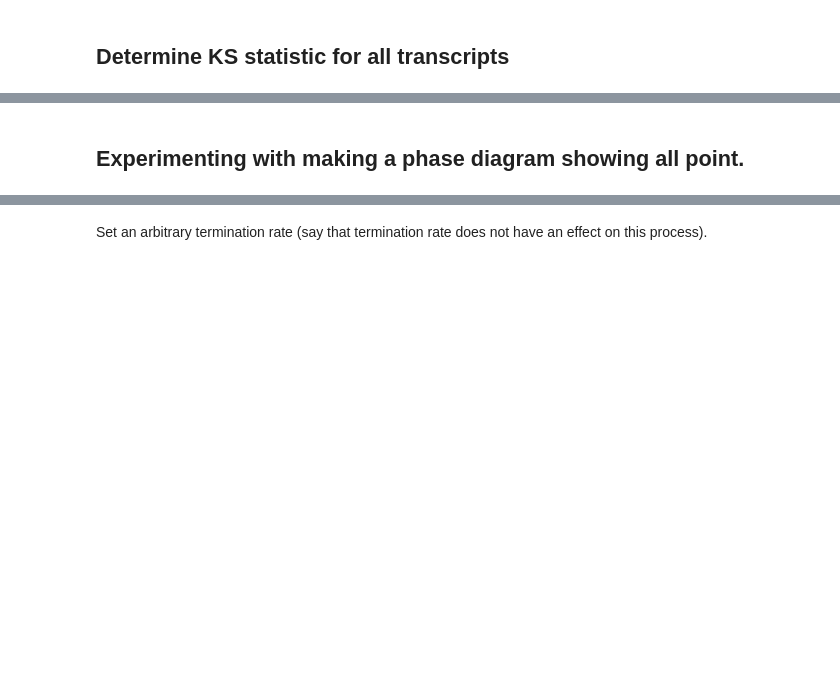
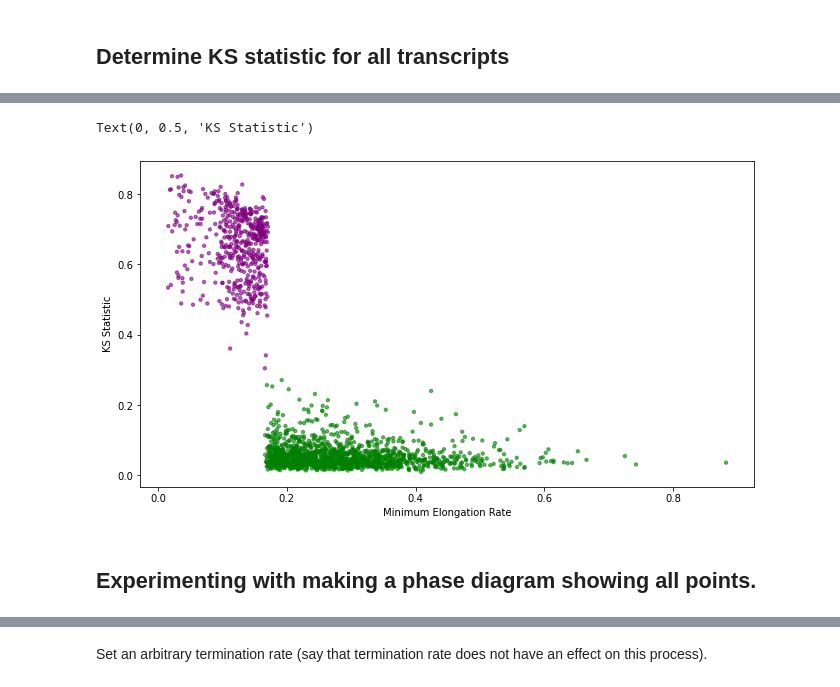
Before and after one commit to greenblattlab/Analysis_Of_Ribosome_Pausing, a Jupyter notebook: Simulation/rb_profile_simulator.ipynb, the cells around one changed output, grey strips where cells are left out. Saved outputs shown, nothing was run; the diff lists cells and outputs as text; code cells hidden in the pictures; blank space fills up the shorter version.

```diff
--- a/Simulation/rb_profile_simulator.ipynb
+++ b/Simulation/rb_profile_simulator.ipynb
@@ -475,2 +579,10 @@ plt.savefig(image_path + 'in_limited_example.pdf')
+# %%
+figure(figsize = (11,6))
+plt.scatter(df_sorted.min_mutant, df_sorted.ks_stat,c= colormap[categories], s=11, alpha = 0.6)
+plt.xlabel("Minimum Elongation Rate")
+plt.ylabel("KS Statistic")
+# %% [output]
+Text(0, 0.5, 'KS Statistic')
+[figure, added]
 # %% [markdown]
-## Experimenting with making a phase diagram showing all point.
+## Experimenting with making a phase diagram showing all points.
```
Also changed, not shown: parts of 45 cells of this notebook, 4 other files.
